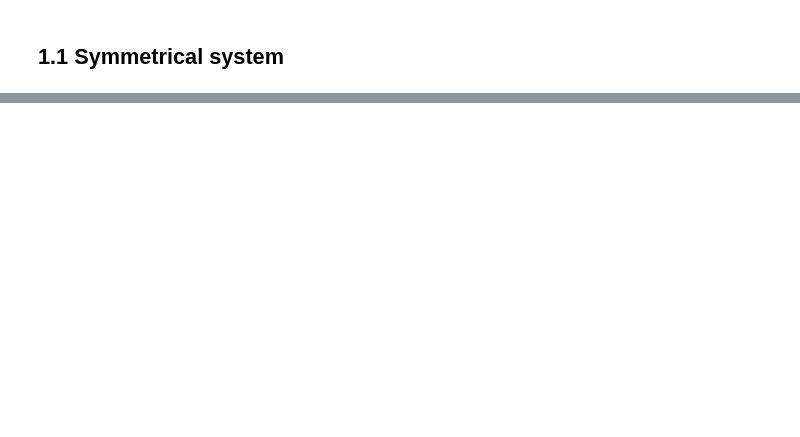
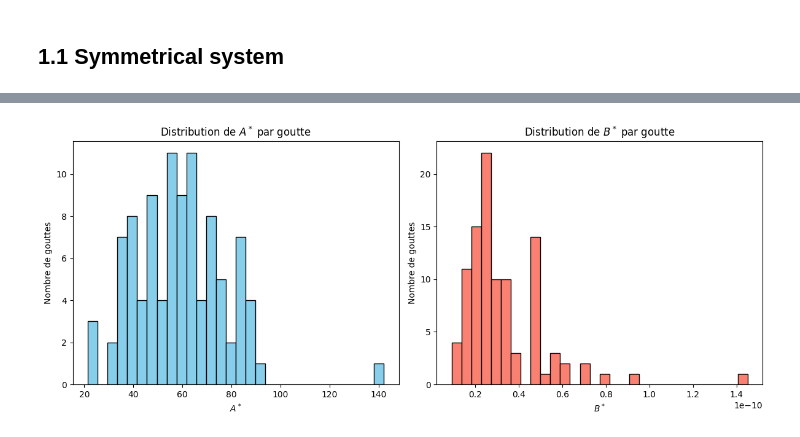
Before and after one commit to Aeronobase/Code-neural-network-with-CRNs, a Jupyter notebook: Sym Neuron-Rondelez_5_Compartimentalization.ipynb, the cells around one changed output, grey strips where cells are left out. Saved outputs shown, nothing was run; the diff lists cells and outputs as text; code cells hidden in the pictures; blank space fills up the shorter version.

```diff
--- a/Sym Neuron-Rondelez_5_Compartimentalization.ipynb
+++ b/Sym Neuron-Rondelez_5_Compartimentalization.ipynb
@@ -1258,0 +300,5 @@ FIND A FRONTIER EQUATION WHICH IS A FUNCVTION OF ka lambdaa AND SEE HOW IT BEHAV
+# %%
+# === Visualisation des résultats ===
+plot_distributions(A_result, B_result)
+# %% [output]
+[figure, added]
```
Also changed, not shown: parts of 70 cells of this notebook.
